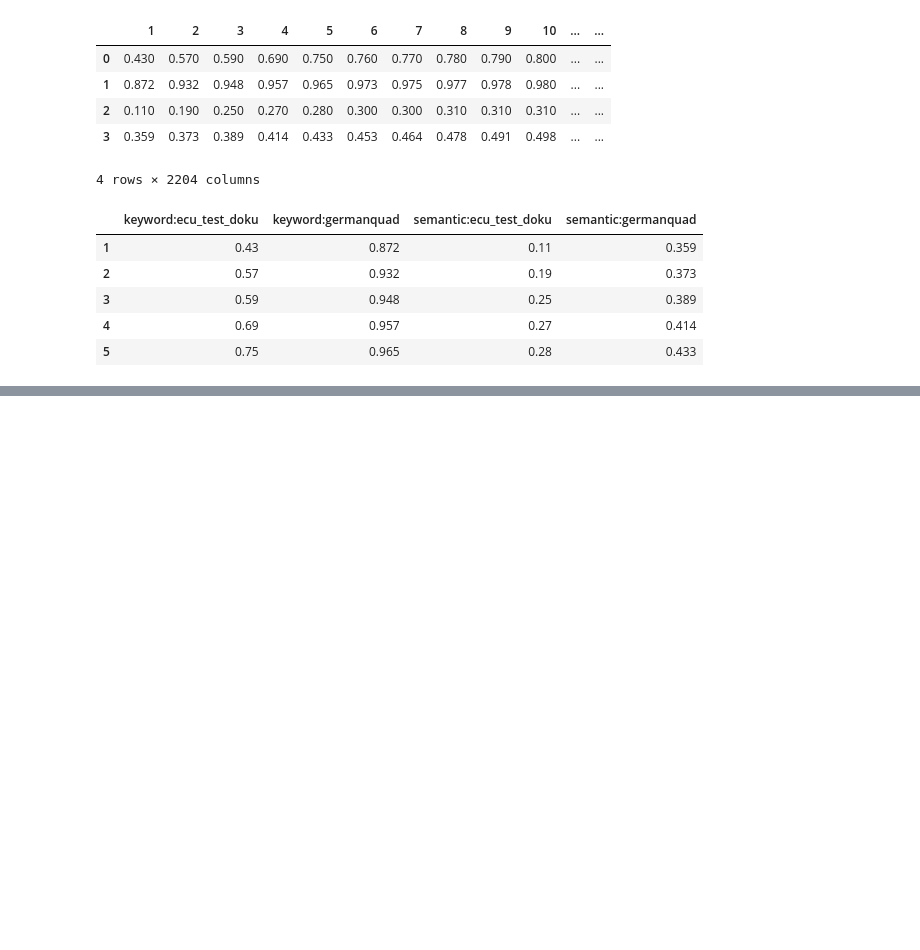
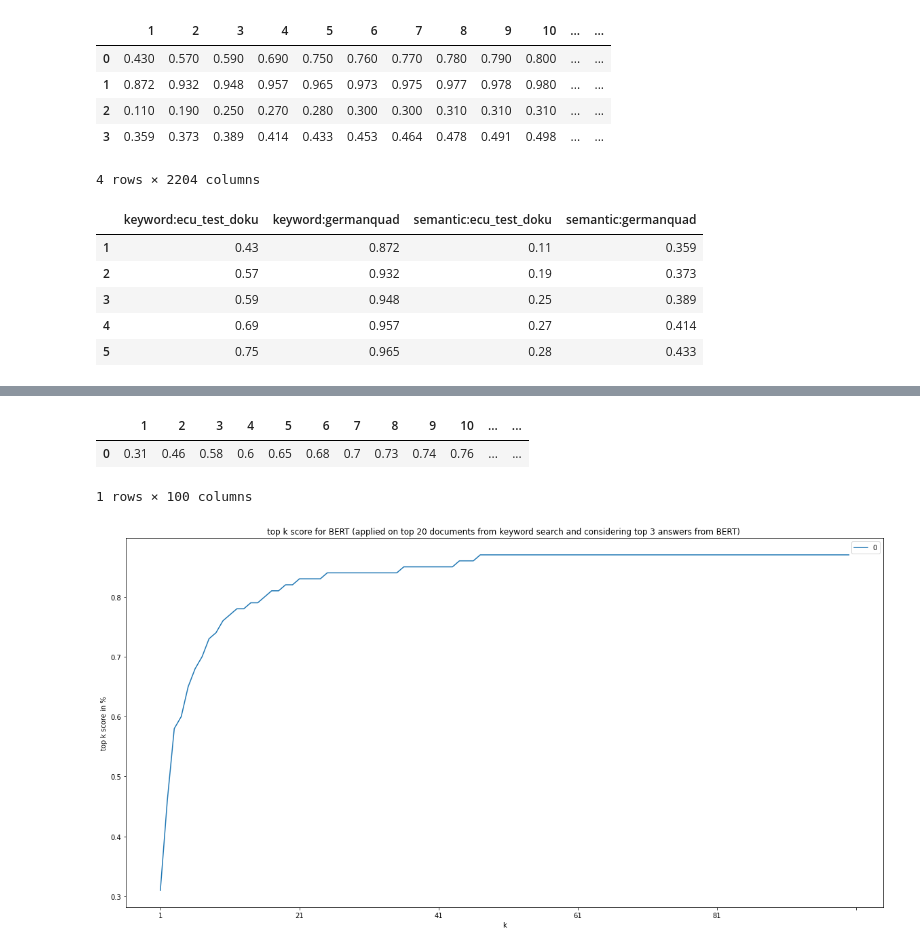
Before and after one commit to quaseldoku/QuaselDoku, a Jupyter notebook: notebooks/method_evaluation.ipynb, the cells around one changed output, grey strips where cells are left out. Drawn from its saved outputs; the diff is of its cells as text; code cells hidden in the pictures; blank space fills up the shorter version.

```diff
--- a/notebooks/method_evaluation.ipynb
+++ b/notebooks/method_evaluation.ipynb
@@ -58,0 +65,2 @@ _res[:250].plot(figsize=(20, 10))
+# %%
+res = catalog.load('bert_results')
@@ -58,0 +69,14 @@ _res[:250].plot(figsize=(20, 10))
+# %%
+res.head()
+# %% [output]
+|  | 1 | 2 | 3 | 4 | 5 | 6 | 7 | 8 | 9 | 10 | ... | ... |
+| 0 | 0.31 | 0.46 | 0.58 | 0.6 | 0.65 | 0.68 | 0.7 | 0.73 | 0.74 | 0.76 | ... | ... |
+1 rows × 100 columns
+# %%
+# transpose
+_res = res.transpose()
+# %%
+_ = _res.plot(figsize=(20, 10), title='top k score for BERT (applied on top 20 documents from keyword search and considering top 3 answers from BERT) ',
+          xlabel='k', ylabel='top k score in %')
+# %% [output]
+[figure, added]
```
Also changed, not shown: parts of 8 cells of this notebook, 4 other files.
